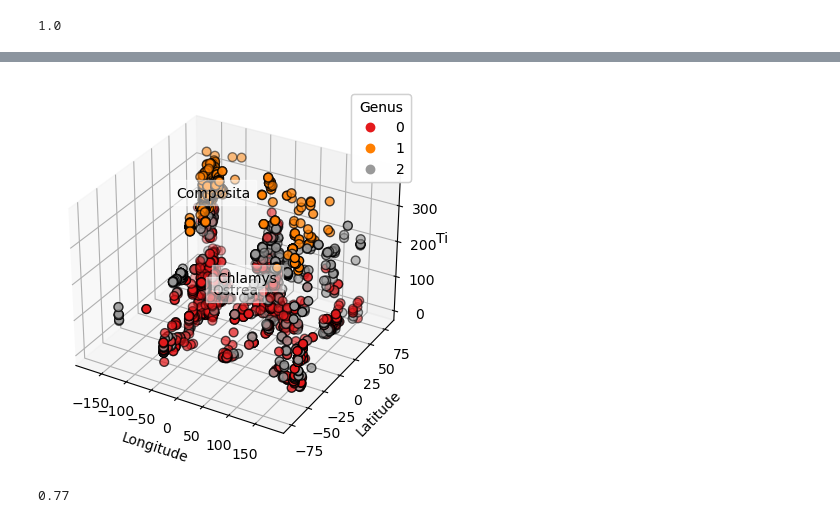
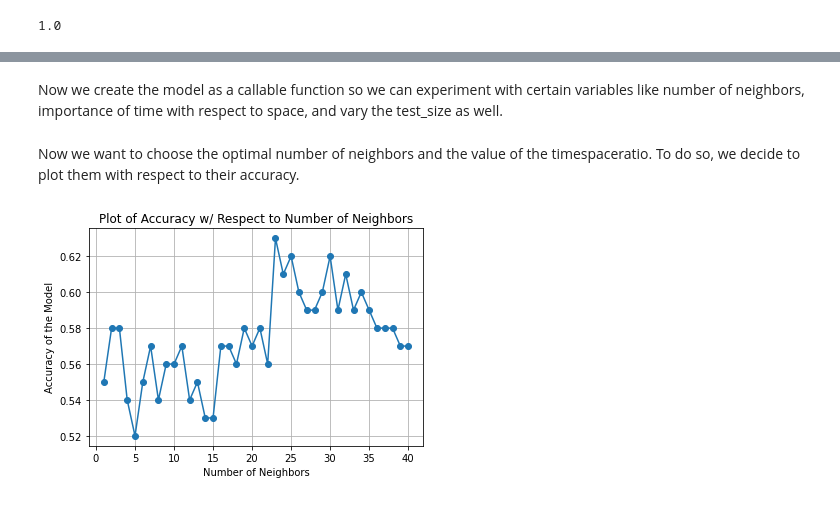
Before and after one commit to thatmartinlau/Dinosaur-ML, a Jupyter notebook: Project (1).ipynb, the cells around one changed output, grey strips where cells are left out. Cells and saved outputs as stored; diff of their text form; code cells hidden in the pictures.

```diff
--- a/Project (1).ipynb
+++ b/Project (1).ipynb
@@ -359,31 +268,3 @@ data3d
-# %%
-#3D Vizualisation added recently by me --> Oscar :)
-
-from mpl_toolkits.mplot3d import Axes3D
-
-
-fig = plt.figure()
-ax = fig.add_subplot(111, projection='3d')
-scatter = ax.scatter(data3d['lng'], data3d['lat'], data3d['time'], c=data3d['genus'].map({'Ostrea': 0, 'Composita': 1, 'Chlamys': 2}), cmap=plt.cm.Set1, edgecolor='k', s=40)
-
-ax.set_xlabel('Longitude')
-ax.set_ylabel('Latitude')
-ax.set_zlabel('Time')
-
-# Create a legend
-legend1 = ax.legend(*scatter.legend_elements(), title="Genus")
-ax.add_artist(legend1)
-
-
-for name, label in [('Ostrea', 0), ('Composita', 1), ('Chlamys', 2)]:
-    ax.text3D(data3d[data3d['genus'] == name]['lng'].mean(),
-              data3d[data3d['genus'] == name]['lat'].mean(),
-              data3d[data3d['genus'] == name]['time'].mean(),
-              name,
-              horizontalalignment='center',
-              bbox=dict(alpha=.5, edgecolor='w', facecolor='w'))
-
-plt.show()
-# %% [output]
-[figure, removed]
+# %% [markdown]
+Now we create the model as a callable function so we can experiment with certain variables like number of neighbors, importance of time with respect to space, and vary the test_size as well.
 # %%
@@ -419,7 +301,25 @@ def train3dknn(timespaceratio,neighbors=5,test_size=100):
 
     accuracy3D = accuracy_score(y_test_3D, y_pred_3D)
     return accuracy3D
-# %%
-train3dknn(3)
-# %% [output]
-0.77
+# %% [markdown]
+Now we want to choose the optimal number of neighbors and the value of the timespaceratio. To do so, we decide to plot them with respect to their accuracy.
+# %%
+# Ran the following and got these results: (Caution: Very long to compute)
+#    for i in range(1,41):
+#      acc=train3dknn(1,neighbors=i)
+#      print(acc)
+
+acc_per_neigh = [ 0.55, 0.58, 0.58, 0.54, 0.52, 0.55, 0.57, 0.54, 0.56, 0.56,
+                  0.57, 0.54, 0.55, 0.53, 0.53, 0.57, 0.57, 0.56, 0.58, 0.57,
+                  0.58, 0.56, 0.63, 0.61, 0.62, 0.6, 0.59, 0.59, 0.6, 0.62,
+                  0.59, 0.61, 0.59, 0.6, 0.59, 0.58, 0.58, 0.58, 0.57, 0.57]
+
+# Plotting
+plt.plot(np.arange(1,41), acc_per_neigh, marker='o')
+plt.title('Plot of Accuracy w/ Respect to Number of Neighbors')
+plt.xlabel('Number of Neighbors')
+plt.ylabel('Accuracy of the Model')
+plt.grid(True)
+plt.show()
+# %% [output]
+[figure, added]
```
Also changed, not shown: parts of 64 cells of this notebook.
